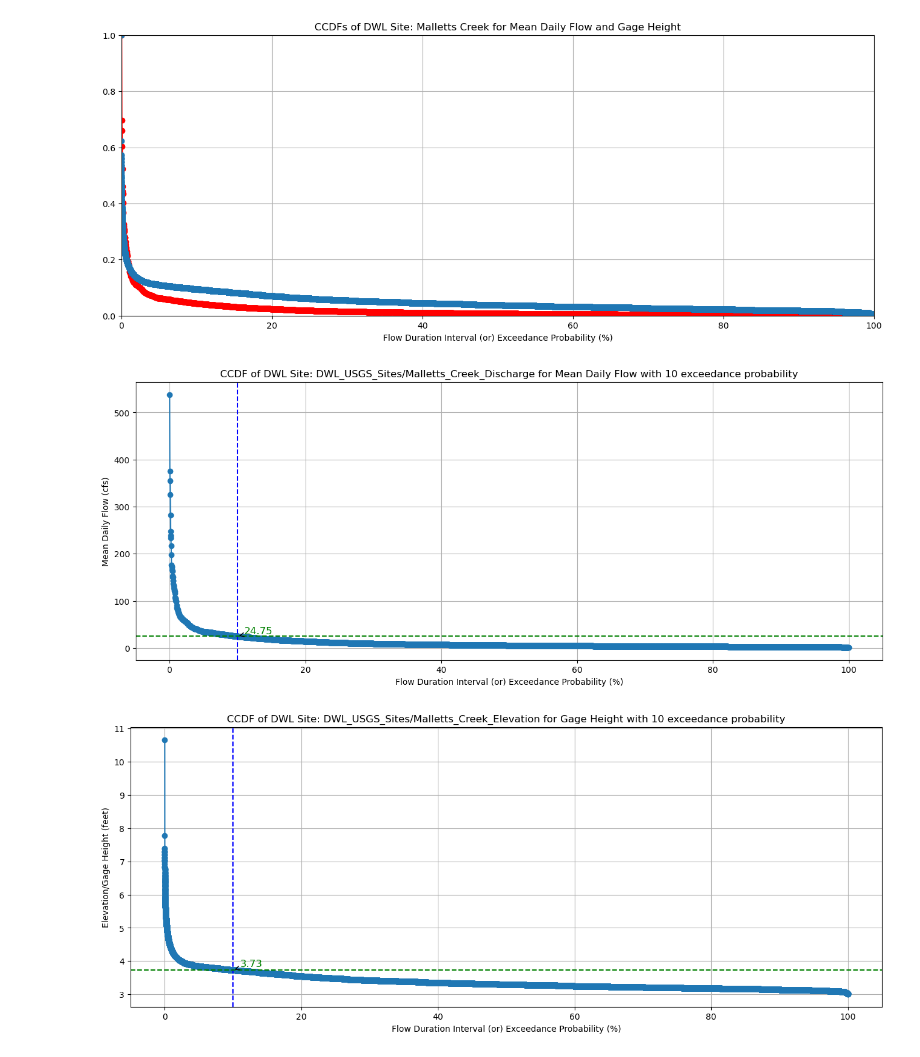
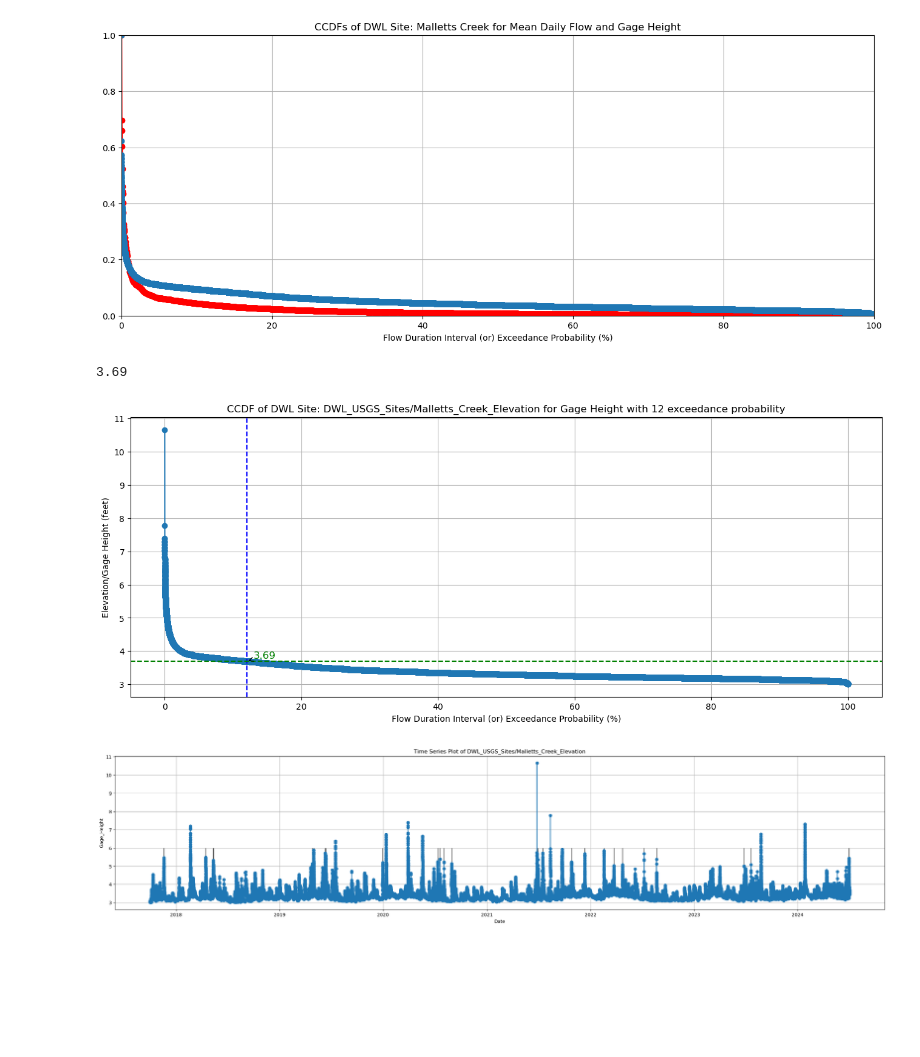
Before and after one commit to shinapatel/Recalculating_Flow_CCDFs, a Jupyter notebook: DWL_CCDFs.ipynb, the cells around one changed output. Saved outputs shown, nothing was run; the diff lists cells and outputs as text; code cells hidden in the pictures; blank space fills up the shorter version.

```diff
--- a/DWL_CCDFs.ipynb
+++ b/DWL_CCDFs.ipynb
@@ -152,5 +158,7 @@ max_col_ele value is: 10.66
+# %%
+p_value = []
 # %%
-def DWL_CCDF_plot_P(df, x, y, P, file_name):
+def DWL_CCDF_plot_P(df, x, y, P, file_name, p_value):
     df_sorted = df.sort_values(by='P_Value')
 
     fig, ax = plt.subplots(figsize=(16, 6))
@@ -162,6 +170,11 @@ def DWL_CCDF_plot_P(df, x, y, P, file_name):
         intersection_y = df_sorted[df_sorted[x] == P][y].values[0]
     else:
         intersection_y = np.interp(P, df_sorted[x], df_sorted[y])
+
+    if P == 12:
+        p_value.append(intersection_y)
+
+
 
     # Plot vertical line at P_Value = 50
     ax.axvline(x=P, color='blue', linestyle='--')
@@ -287,8 +300,17 @@ DWL_CCDF_Overlay_Normalized(var_1, var_2, df1, df2, x = 'P_Value', site_name = s
 [figure]
 # %%
 # df = DWL_plotTimeSeries(file_name, var)
-DWL_CCDF_plot_P(df = df1, x='P_Value', y= var_1, P=10, file_name = file_name_1)
-DWL_CCDF_plot_P(df = df2, x='P_Value', y= var_2, P=10, file_name = file_name_2)
+
+# MALLETS CREEK:
+# D: 21.904 - 28.7
+# E: 3.77 - 3.69
+P = 12
+p_value = []
+DWL_CCDF_plot_P(df = df2, x='P_Value', y= var_2, P=P, file_name = file_name_2, p_value = p_value)
+if P == 12:
+    print(p_value[0])
+
+# DWL_CCDF_plot_P(df = df2, x='P_Value', y= var_2, P=10, file_name = file_name_2, P10_value = P10_value)
 # %% [output]
+3.69
-[figure, old version]
+[figure, new version]
-[figure, removed]
@@ -294,0 +344,4 @@ DWL_CCDF_plot_P(df = df2, x='P_Value', y= var_2, P=10, file_name = file_name_2)
+# %%
+DWL_plotTimeSeries_Highlighted_P10(file_name = file_name_2, var = var_2)
+# %% [output]
+[figure, added]
```
Also changed, not shown: parts of 3 cells of this notebook.
